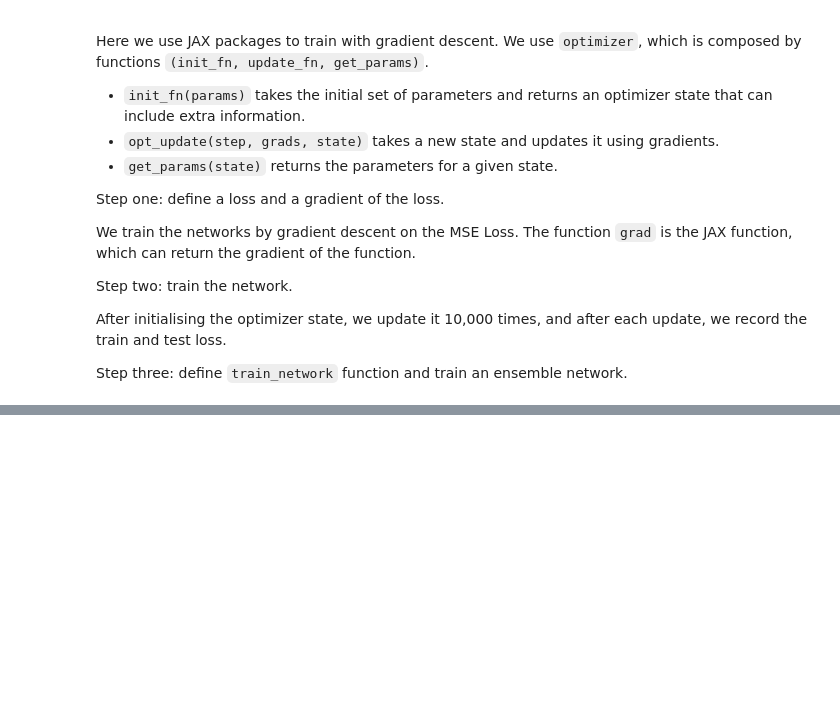
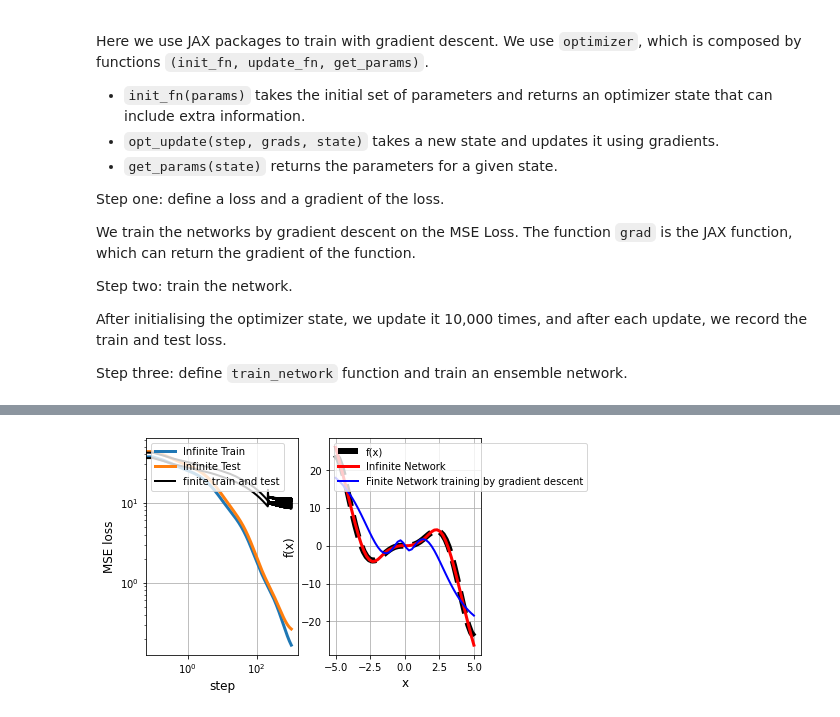
Before and after one commit to Evangeline111/Neural-Tangent-Kernel-Huiyao-Wang, a Jupyter notebook: Dissertation_Neural_Tangent_Kernel_Huiyao_Wang.ipynb, the cells around one changed output, grey strips where cells are left out. Saved outputs shown, nothing was run; the diff lists cells and outputs as text; code cells hidden in the pictures; blank space fills up the shorter version.

```diff
--- a/Dissertation_Neural_Tangent_Kernel_Huiyao_Wang.ipynb
+++ b/Dissertation_Neural_Tangent_Kernel_Huiyao_Wang.ipynb
@@ -354,5 +345,4 @@ plt.grid()
 plt.xlabel("x", fontsize=12)
 plt.ylabel("f(x)", fontsize=12)
 myfig.savefig('one4096ErfGD1.png',dpi=300)
-finalize_plot((1.5, 0.6))
 # %% [output]
@@ -359,0 +349 @@ finalize_plot((1.5, 0.6))
+[figure, added]
```
Also changed, not shown: parts of 10 cells of this notebook.
